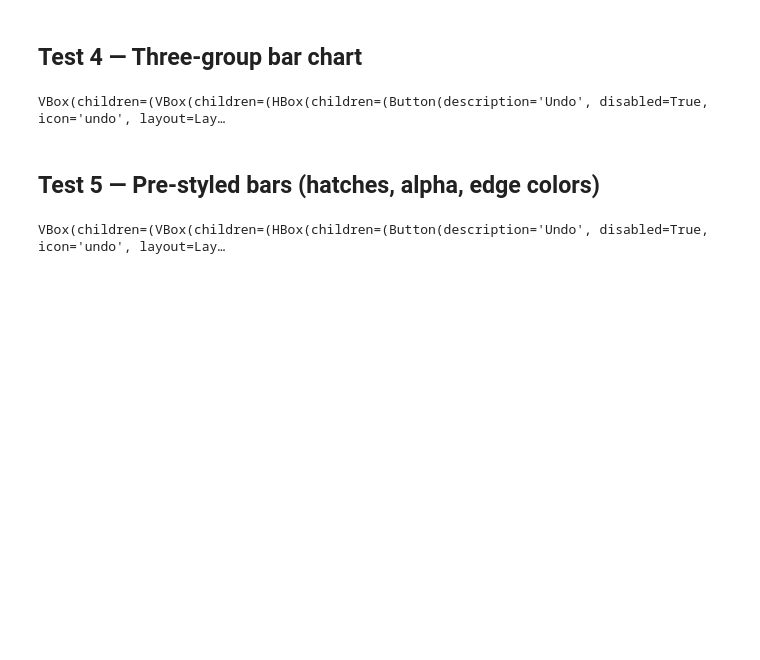
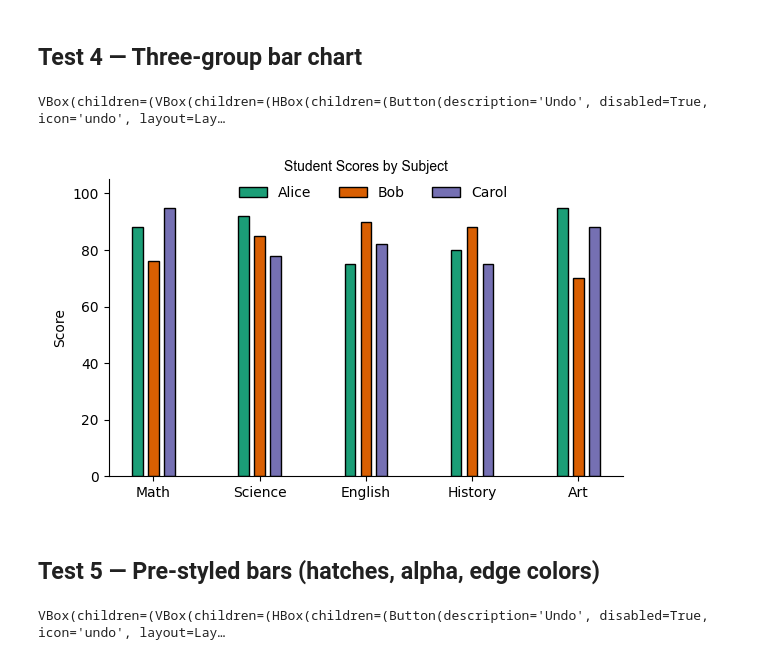
Before and after one commit to p-koo/matplotly, a Jupyter notebook: examples/demo_bar.ipynb, the cells around one changed output. Saved outputs shown, nothing was run; the diff lists cells and outputs as text; code cells hidden in the pictures; blank space fills up the shorter version.

```diff
--- a/examples/demo_bar.ipynb
+++ b/examples/demo_bar.ipynb
@@ -80,6 +205,84 @@ ax.legend()
 matplotly(fig)
 # %% [output]
 VBox(children=(VBox(children=(HBox(children=(Button(description='Undo', disabled=True, icon='undo', layout=Lay…
+# %%
+fig, ax = plt.subplots(figsize=(8, 5))
+
+categories = ['Math', 'Science', 'English', 'History', 'Art']
+x = np.arange(len(categories))
+w = 0.25
+
+ax.bar(x - w, [88, 92, 75, 80, 95], w, label='Alice')
+ax.bar(x,     [76, 85, 90, 88, 70], w, label='Bob')
+ax.bar(x + w, [95, 78, 82, 75, 88], w, label='Carol')
+
+ax.set_xticks(x)
+ax.set_xticklabels(categories)
+ax.set_title('Student Scores by Subject')
+ax.set_ylabel('Score')
+ax.set_ylim(0, 105)
+ax.legend()
+
+# Generated by matplotly v4
+
+# Alice
+for _p in ax.containers[0]:
+    _p.set_facecolor('#1b9e77')
+    _p.set_edgecolor('#000000')
+for _p, _x in zip(ax.containers[0], [-0.2, 0.8, 1.8, 2.8, 3.8]):
+    _p.set_width(0.1)
+    _p.set_x(_x)
+
+# Bob
+for _p in ax.containers[1]:
+    _p.set_facecolor('#d95f02')
+    _p.set_edgecolor('#000000')
+for _p, _x in zip(ax.containers[1], [-0.05, 0.95, 1.95, 2.95, 3.95]):
+    _p.set_width(0.1)
+    _p.set_x(_x)
+
+# Carol
+for _p in ax.containers[2]:
+    _p.set_facecolor('#7570b3')
+    _p.set_edgecolor('#000000')
+for _p, _x in zip(ax.containers[2], [0.1, 1.1, 2.1, 3.1, 4.1]):
+    _p.set_width(0.1)
+    _p.set_x(_x)
+ax.set_xticks([0.0, 1.0, 2.0, 3.0, 4.0])
+ax.set_xticklabels(['Math', 'Science', 'English', 'History', 'Art'])
+
+# Labels
+ax.set_title('Student Scores by Subject')
+ax.set_ylabel('Score')
+
+# Limits
+ax.set_xlim(-0.42, 4.42)
+ax.set_ylim(0.0, 105.0)
+
+# Fonts
+ax.title.set_fontsize(10.0)
+ax.title.set_fontfamily('Arial')
+ax.xaxis.label.set_fontsize(10.0)
+ax.yaxis.label.set_fontsize(10.0)
+ax.tick_params(labelsize=10.0)
+ax.tick_params(direction='out', length=3.5, width=0.8)
+
+# Spines
+ax.spines['top'].set_visible(False)
+ax.spines['top'].set_linewidth(0.8)
+ax.spines['right'].set_visible(False)
+ax.spines['right'].set_linewidth(0.8)
+ax.spines['bottom'].set_linewidth(0.8)
+ax.spines['left'].set_linewidth(0.8)
+
+# Legend
+ax.legend(loc='upper right', frameon=False, fontsize=10.0, ncol=4, bbox_to_anchor=(0.8, 1.02))
+
+# Layout
+fig.set_size_inches(6.0, 3.7)
+fig.tight_layout()
+# %% [output]
+[figure, added]
 # %% [markdown]
 ## Test 5 — Pre-styled bars (hatches, alpha, edge colors)
 # %%
```
Also changed, not shown: parts of 3 cells of this notebook, 3 other files.
